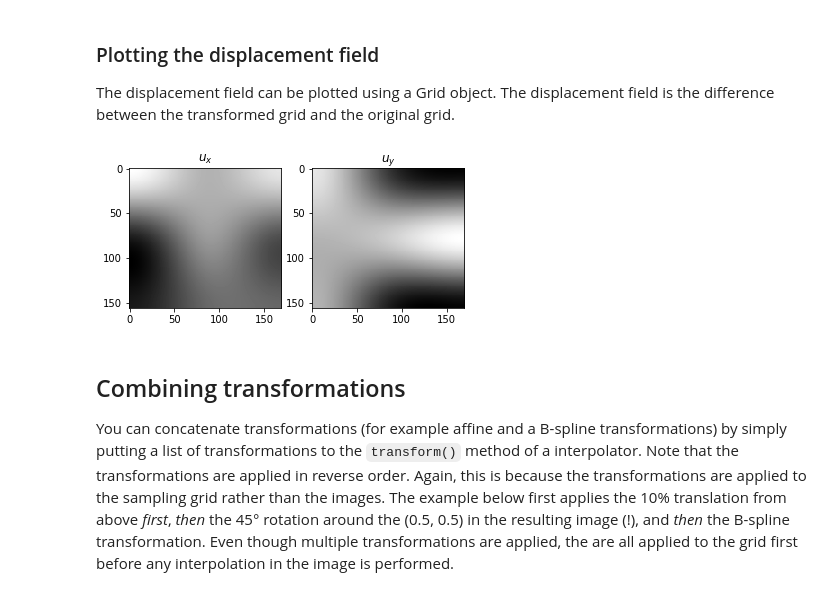
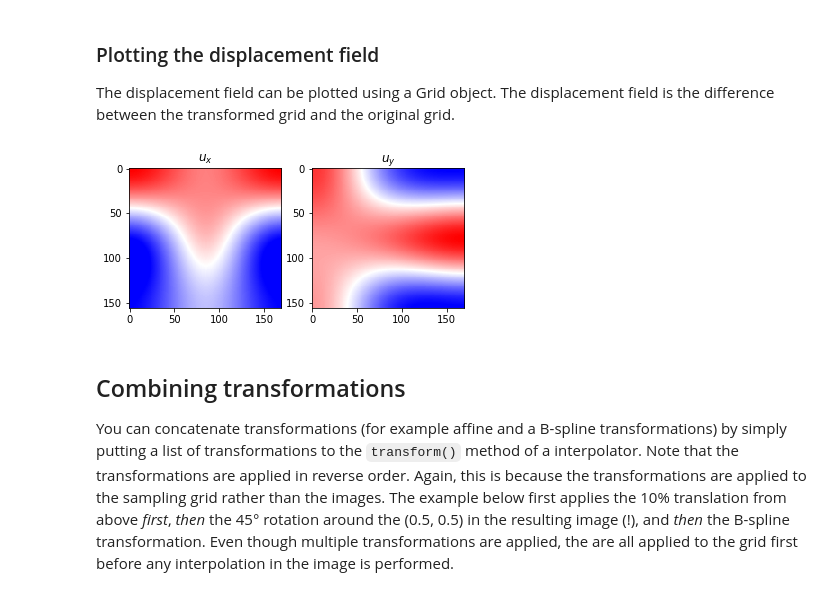
Before and after one commit to tueimage/gryds, a Jupyter notebook: tutorial.ipynb, the cells around one changed output. Saved outputs shown, nothing was run; the diff lists cells and outputs as text; code cells hidden in the pictures.

```diff
--- a/tutorial.ipynb
+++ b/tutorial.ipynb
@@ -122,9 +123,9 @@ Fully deformable transformations are great for biomedical applications, because
 Deformable transformations are implemented as B-spline transformations. They are defined as *displacements* on a grid. For two-dimensional images we implement two grids, one for the displacements in the $i$-directions, and one for the displacements in the $j$-directions, so for example, for a 3x3 grid:
 # %%
 disp_i = np.array([
-    [0.05, 0.02, 0.04],
-    [-0.04, 0.01, -0.02],
-    [-0.04, -0.01, -0.01]
+    [0.04, 0.02, 0.04],
+    [-0.04, 0.01, -0.04],
+    [-0.04, -0.01, -0.04]
 ])
 disp_j = np.array([
     [0.04, -0.03, -0.05],
@@ -145,7 +146,7 @@ plt.imshow(my_deformed_image);
 # %% [markdown]
 Beware of folding and tearing of the image. If you make the displacements too large, or the grid too fine, you will end up with unrealistic deformations, from which your network will likely be unable to learn anything useful.
 # %%
-my_folding_bspline_transformation = tr.BSplineTransform([5*disp_i, 5*disp_j])
+my_folding_bspline_transformation = tr.BSplineTransformation([10*disp_i, 10*disp_j])
 my_terribly_deformed_image = my_image_interpolator.transform(my_folding_bspline_transformation)
 plt.imshow(my_terribly_deformed_image);
 # %% [output]
@@ -183,15 +184,15 @@ The displacement field can be plotted using a Grid object. The displacement fiel
 # %%
 my_grid = tr.Grid(image.shape)
 transformed_grid = my_grid.transform(my_folding_bspline_transformation)
 displacement_field = transformed_grid.grid - my_grid.grid
 
 fig, ax = plt.subplots(1, 2)
-ax[0].imshow(displacement_field[0]);
-ax[1].imshow(displacement_field[1]);
+ax[0].imshow(**tr.dfm_show(displacement_field[0]));
+ax[1].imshow(**tr.dfm_show(displacement_field[1]));
 ax[0].set_title('$u_x$');
 ax[1].set_title('$u_y$');
 # %% [output]
-[figure, old version]
+[figure, new version]
 # %% [markdown]
 ## Combining transformations
 
```
Also changed, not shown: parts of 23 cells of this notebook, 3 other files.
